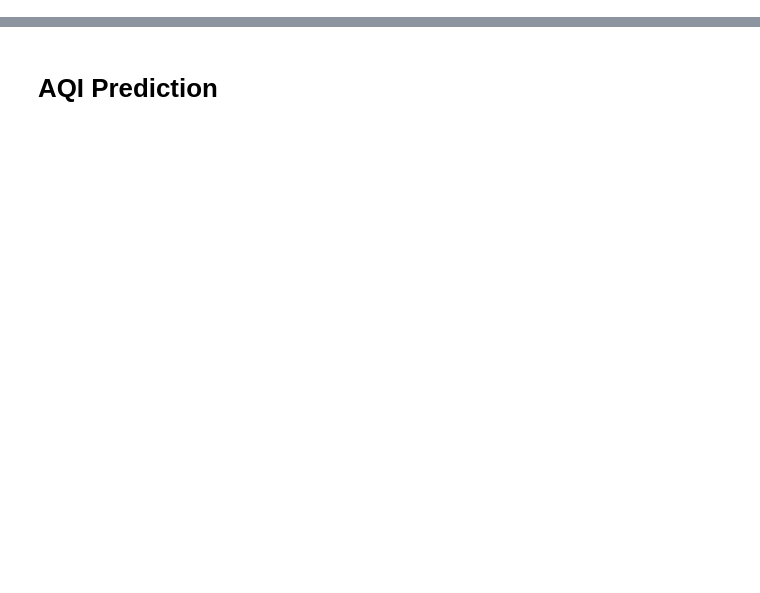
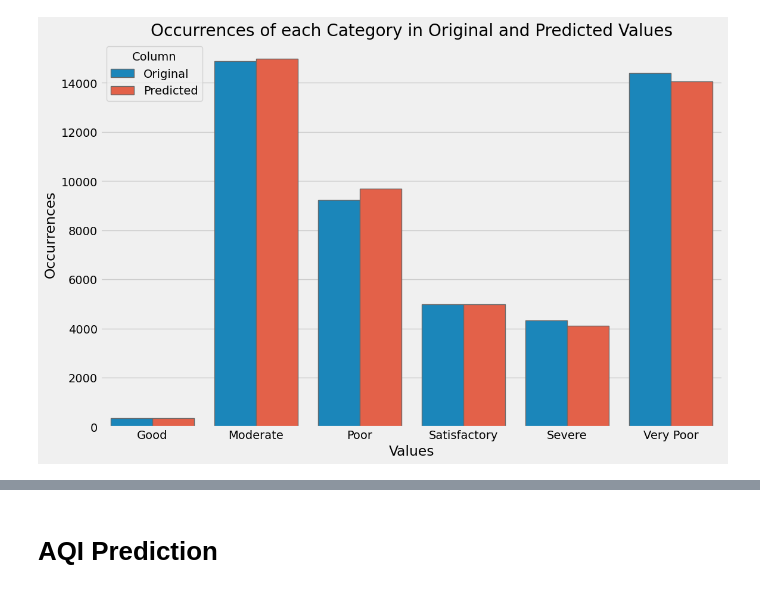
Before and after one commit to longhoangth/Assignment, a Jupyter notebook: Data Storage & Analysis/Code/predict.ipynb, the cells around one changed output, grey strips where cells are left out. Saved outputs shown, nothing was run; the diff lists cells and outputs as text; code cells hidden in the pictures; blank space fills up the shorter version.

```diff
--- a/Data Storage & Analysis/Code/predict.ipynb
+++ b/Data Storage & Analysis/Code/predict.ipynb
@@ -24,7 +24,7 @@ from keras.layers import LSTM
 from sklearn.preprocessing import MinMaxScaler, StandardScaler
 from sklearn.metrics import mean_squared_error
 # %%
-df = pd.read_csv("/home/jovyan/ECG/longht/aqi_predicted.csv", parse_dates=["Datetime"])
+df = pd.read_csv("Delhi/aqi_predicted_new.csv", parse_dates=["Datetime"])
 # result = df[['AQI_calculated', 'AQI_bucket_calculated']]
 # df = df.drop(columns=['AQI_calculated', 'AQI_bucket_calculated'])
 # %%
@@ -77,10 +125,10 @@ print(predicted_value_counts)
 # %%
 # Concatenate 'original' and 'predicted' columns
-combined_series = pd.concat([aqi["AQI_bucket_calculated"], aqi["AQI_predicted"]])
+combined_series = pd.concat([aqi["AQI_bucket_original"], aqi["AQI_bucket_predicted"]])
 
 # Count occurrences of each unique value in 'original' and 'predicted' columns
-original_counts = aqi["AQI_bucket_calculated"].value_counts().sort_index()
-predicted_counts = aqi["AQI_predicted"].value_counts().sort_index()
+original_counts = aqi["AQI_bucket_original"].value_counts().sort_index()
+predicted_counts = aqi["AQI_bucket_predicted"].value_counts().sort_index()
 
 # Create a DataFrame to store the counts for each category
 category_counts = pd.DataFrame(
@@ -88,32 +136,34 @@ category_counts = pd.DataFrame(
         "Value": original_counts.index,
         "Original": original_counts.values,
         "Predicted": predicted_counts.values,
     }
 )
 
 # Melt the DataFrame to long format for plotting
 category_counts = pd.melt(
     category_counts, id_vars=["Value"], var_name="Column", value_name="Occurrences"
 )
 
 plt.figure(figsize=(12, 8))
 
 # Create bar plot using Seaborn
 sns.barplot(x="Value", y="Occurrences", hue="Column", data=category_counts)
 
 # Annotate each bar with its value
 # for index, row in category_counts.iterrows():
 #     plt.text(
 #         index, row["Occurrences"], f"{row['Occurrences']}", color="black", ha="center"
 #     )
 
 # Add labels and title
 plt.xlabel("Values")
 plt.ylabel("Occurrences")
 plt.title("Occurrences of each Category in Original and Predicted Values")
 
 
 # Show plot
 plt.show()
+# %% [output]
+[figure, added]
 # %%
 category_counts
```
Also changed, not shown: parts of 24 cells of this notebook, 20 other files.
